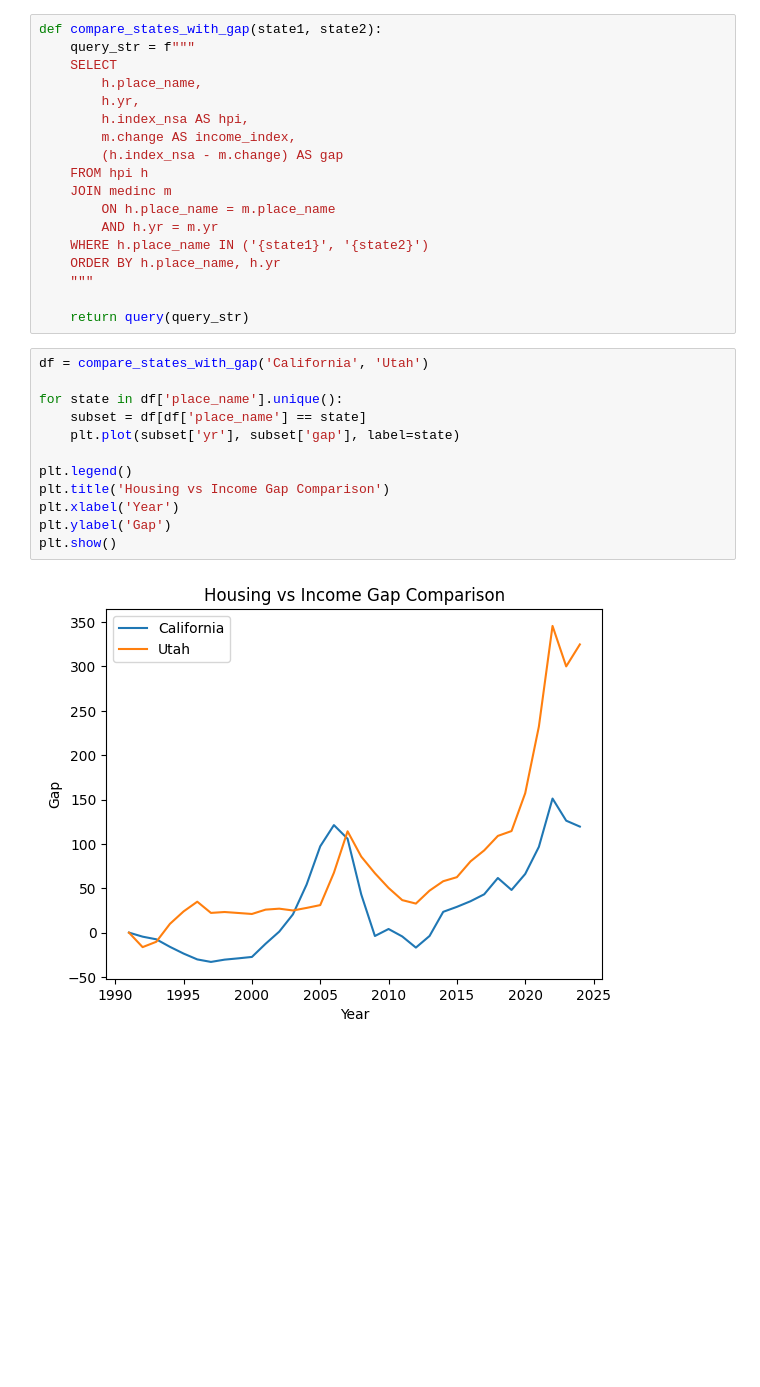
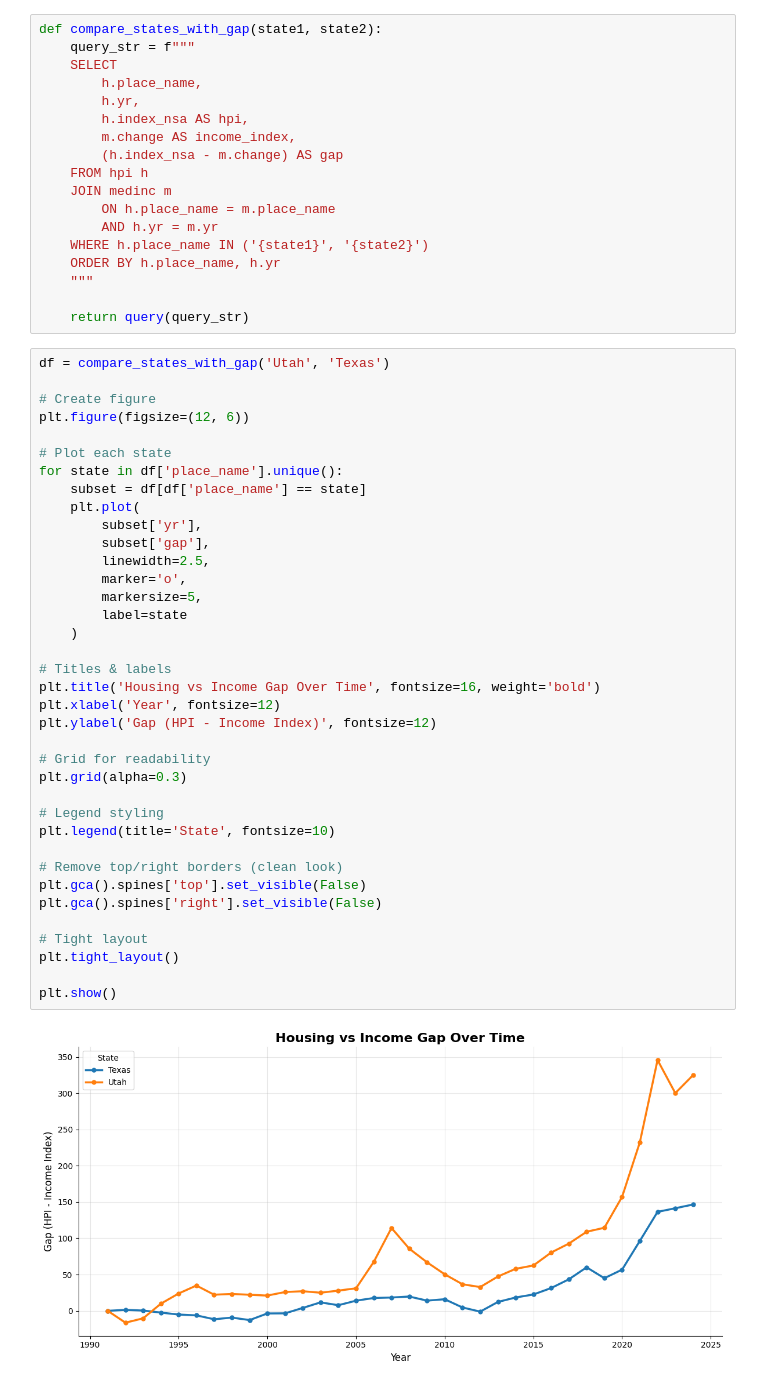
Before and after one commit to rhyman7/Home_Price_v_Median_Income_1991-2024, a Jupyter notebook: sql_and_visuals.ipynb, the cells around one changed output. Saved outputs shown, nothing was run; the diff lists cells and outputs as text; blank space fills up the shorter version.

Commit message:
Added additional visualization for comparing Housing v Income growth. This will allow for look at the gap ona  state by state basis

```diff
--- a/sql_and_visuals.ipynb
+++ b/sql_and_visuals.ipynb
@@ -151,17 +151,42 @@ def compare_states_with_gap(state1, state2):
     """
 
     return query(query_str)
-# %%
-df = compare_states_with_gap('California', 'Utah')
-
-for state in df['place_name'].unique():
-    subset = df[df['place_name'] == state]
-    plt.plot(subset['yr'], subset['gap'], label=state)
-
-plt.legend()
-plt.title('Housing vs Income Gap Comparison')
-plt.xlabel('Year')
-plt.ylabel('Gap')
-plt.show()
-# %% [output]
-[figure, removed]
+# %%
+df = compare_states_with_gap('Utah', 'Texas')
+
+# Create figure
+plt.figure(figsize=(12, 6))
+
+# Plot each state
+for state in df['place_name'].unique():
+    subset = df[df['place_name'] == state]
+    plt.plot(
+        subset['yr'],
+        subset['gap'],
+        linewidth=2.5,
+        marker='o',
+        markersize=5,
+        label=state
+    )
+
+# Titles & labels
+plt.title('Housing vs Income Gap Over Time', fontsize=16, weight='bold')
+plt.xlabel('Year', fontsize=12)
+plt.ylabel('Gap (HPI - Income Index)', fontsize=12)
+
+# Grid for readability
+plt.grid(alpha=0.3)
+
+# Legend styling
+plt.legend(title='State', fontsize=10)
+
+# Remove top/right borders (clean look)
+plt.gca().spines['top'].set_visible(False)
+plt.gca().spines['right'].set_visible(False)
+
+# Tight layout
+plt.tight_layout()
+
+plt.show()
+# %% [output]
+[figure, added]
```
Also changed, not shown: parts of 3 cells of this notebook.
